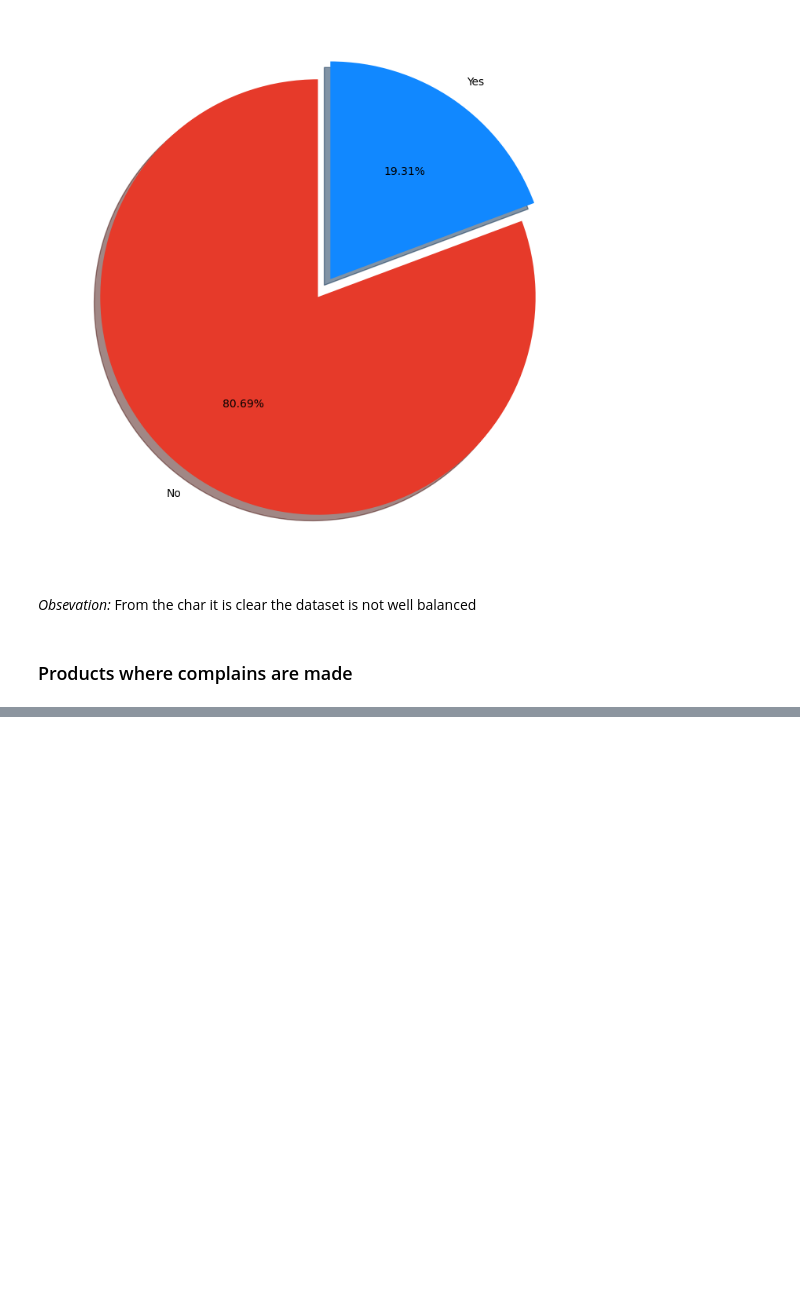
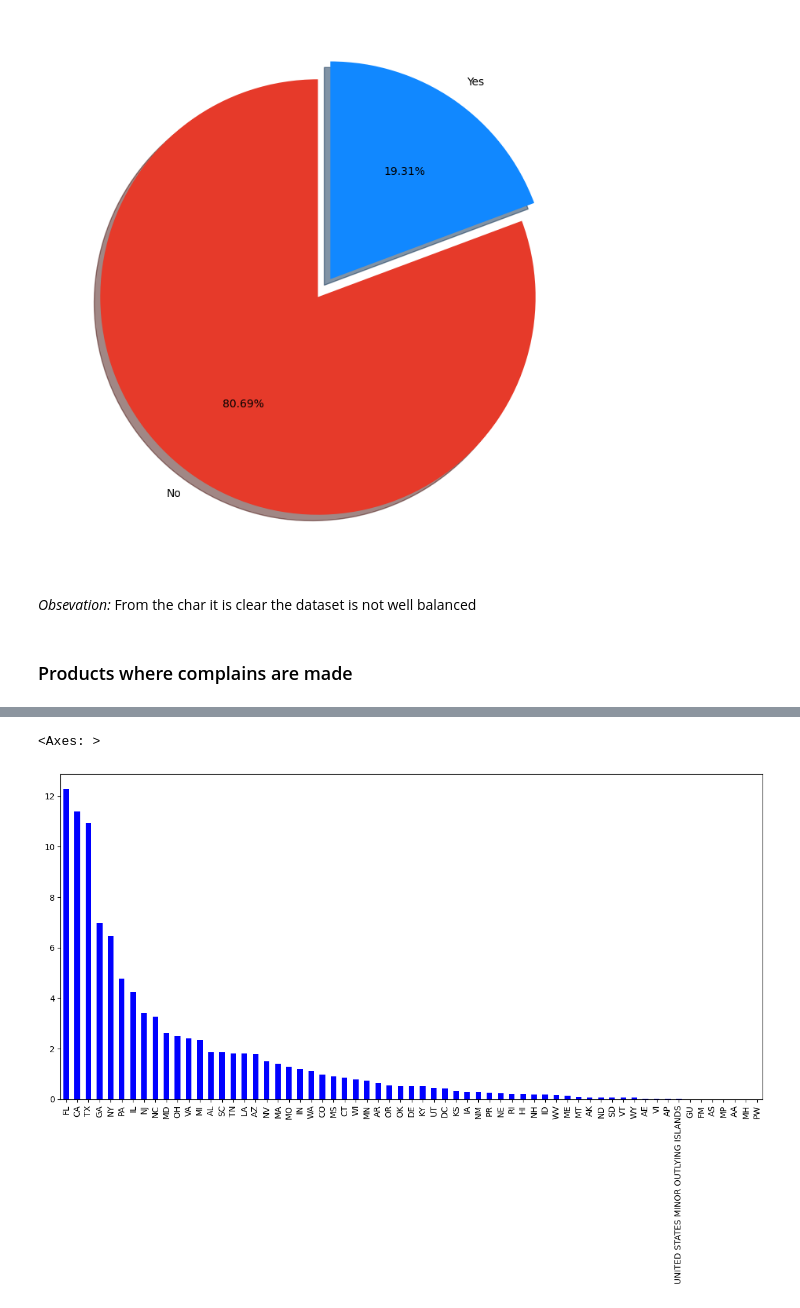
Before and after one commit to natek-1/finance_complaint_analysis, a Jupyter notebook: notebooks/EDA.ipynb, the cells around one changed output, grey strips where cells are left out. Cells and saved outputs as stored; diff of their text form; code cells hidden in the pictures; blank space fills up the shorter version.

```diff
--- a/notebooks/EDA.ipynb
+++ b/notebooks/EDA.ipynb
@@ -207,0 +239,3 @@ plt.show()
+# %%
+top_states = df["State"].value_counts(normalize=True)*100
+top_states.to_frame().head(10)
@@ -207,0 +254,6 @@ plt.show()
+# %%
+plt.subplots(figsize=(15,7))
+top_states.plot(kind="bar", color="blue")
+# %% [output]
+<Axes: >
+[figure, added]
```
Also changed, not shown: parts of 7 cells of this notebook.
